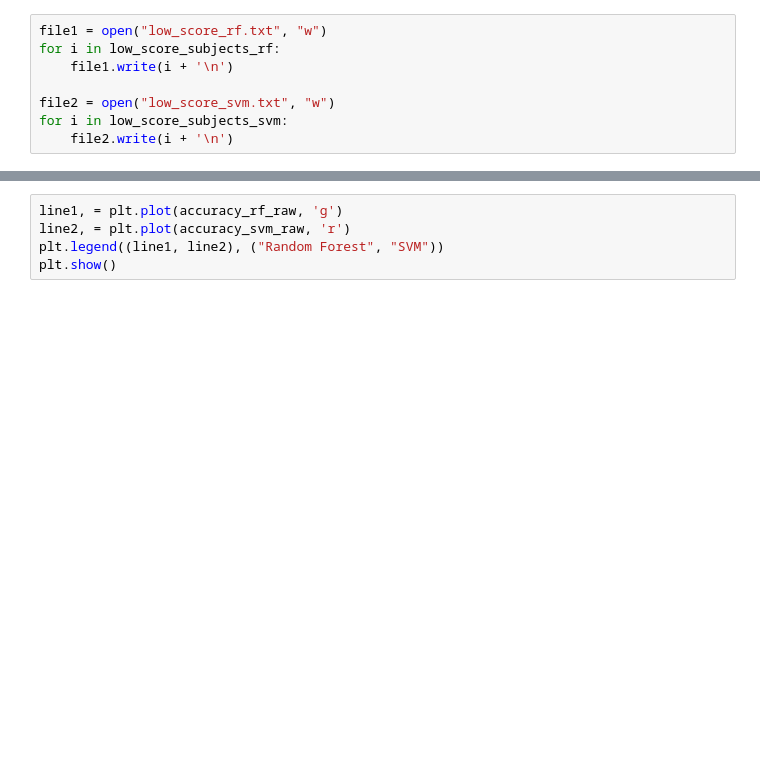
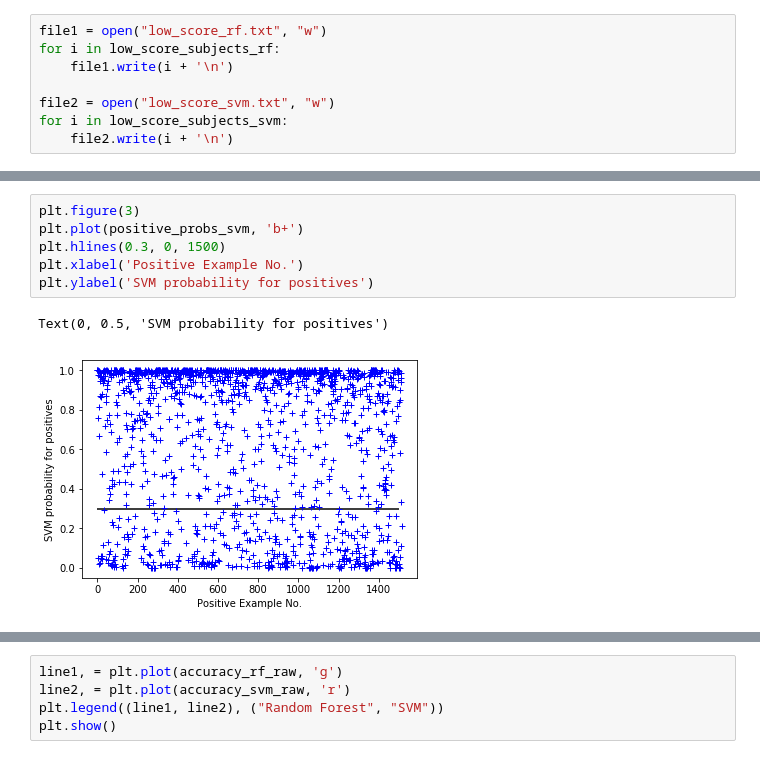
Before and after one commit to kitsiosk/thesis-attention, a Jupyter notebook: leave_one_out.ipynb, the cells around one changed output, grey strips where cells are left out. Cells and saved outputs as stored; diff of their text form; blank space fills up the shorter version.

```diff
--- a/leave_one_out.ipynb
+++ b/leave_one_out.ipynb
@@ -513,0 +509,9 @@ for i in low_score_subjects_svm:
+# %%
+plt.figure(3)
+plt.plot(positive_probs_svm, 'b+')
+plt.hlines(0.3, 0, 1500)
+plt.xlabel('Positive Example No.')
+plt.ylabel('SVM probability for positives')
+# %% [output]
+Text(0, 0.5, 'SVM probability for positives')
+[figure, added]
```
Also changed, not shown: parts of 13 cells of this notebook, 10 other files.
